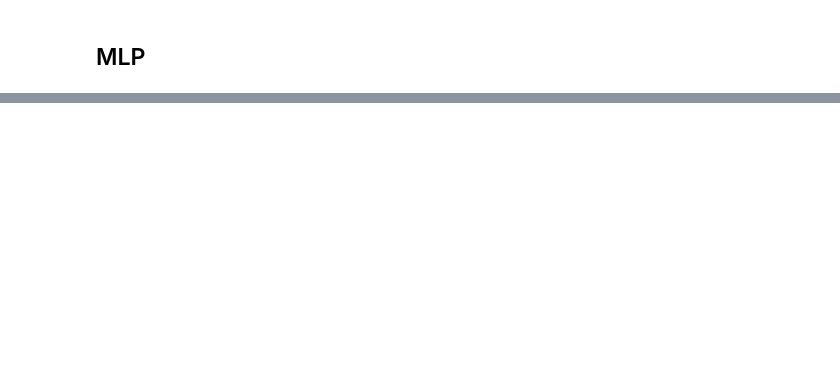
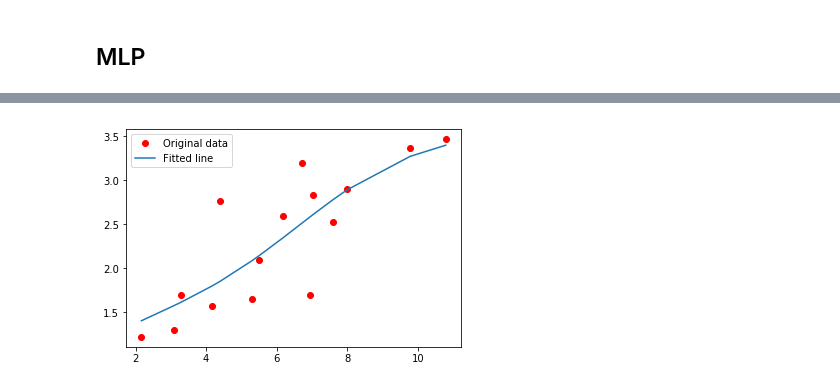
Before and after one commit to TomMingasson/ML_course, a Jupyter notebook: labs/ex11/template/ex11.ipynb, the cells around one changed output, grey strips where cells are left out. Saved outputs shown, nothing was run; the diff lists cells and outputs as text; code cells hidden in the pictures; blank space fills up the shorter version.

```diff
--- a/labs/ex11/template/ex11.ipynb
+++ b/labs/ex11/template/ex11.ipynb
@@ -116,20 +155,21 @@ visualize(x_train, y_train, model)
 class MLP(nn.Module):
     def __init__(self, hidden_size):
         super(MLP, self).__init__()
-        # TODO: Define parameters / layers of a multi-layered perceptron with one hidden layer
-        raise NotImplementedError
+        self.fc1 = nn.Linear(1,hidden_size)
+        self.relu = nn.Sigmoid()
+        self.fc2 = nn.Linear(hidden_size, 1)
 
     def forward(self, x):
-        raise NotImplementedError
+        return self.fc2(self.relu(self.fc1(x)))
 
 # TODO: Play with learning rate, hidden size, and optimizer type for multi-layered perceptron
-hidden_size = ...
-learning_rate = ...
+hidden_size = 2
+learning_rate = 1e-1
 
 
 model = MLP(hidden_size = hidden_size)
 
-optimizer = ...
+optimizer = torch.optim.Adam(model.parameters(), lr = learning_rate)
 
 train(features = x_train,
       labels = y_train,
@@ -138,3 +178,4 @@ train(features = x_train,
       optimizer = optimizer,
       num_epoch = 300)
 visualize(x_train, y_train, model)
+# %% [output]
@@ -140,0 +199 @@ visualize(x_train, y_train, model)
+[figure, added]
```
Also changed, not shown: parts of 6 cells of this notebook, 1 other file.
